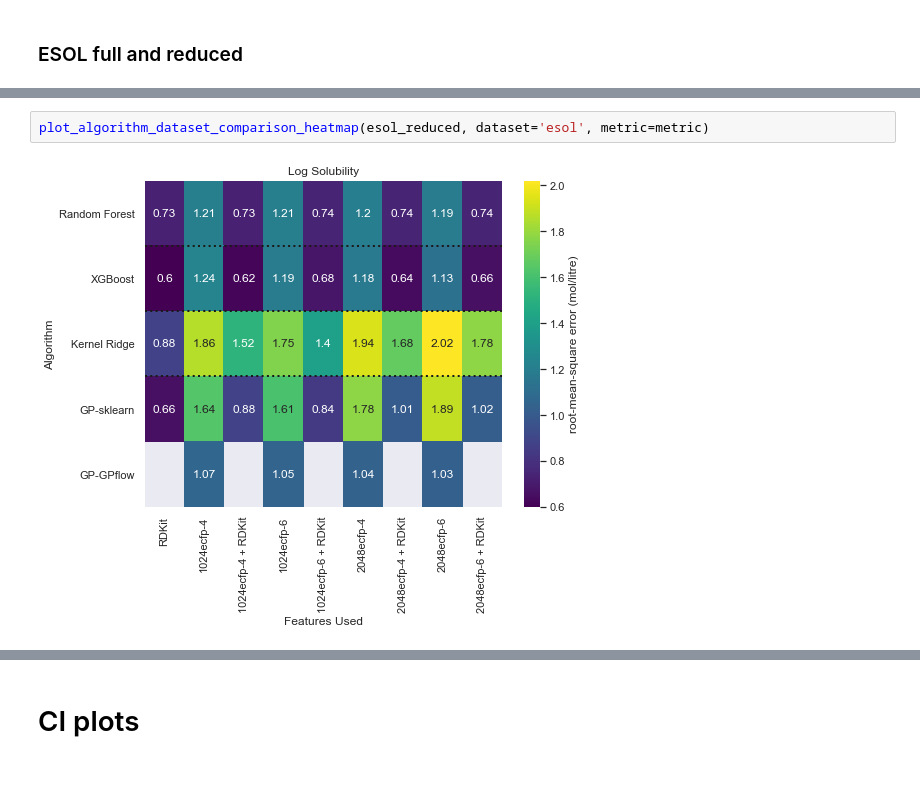
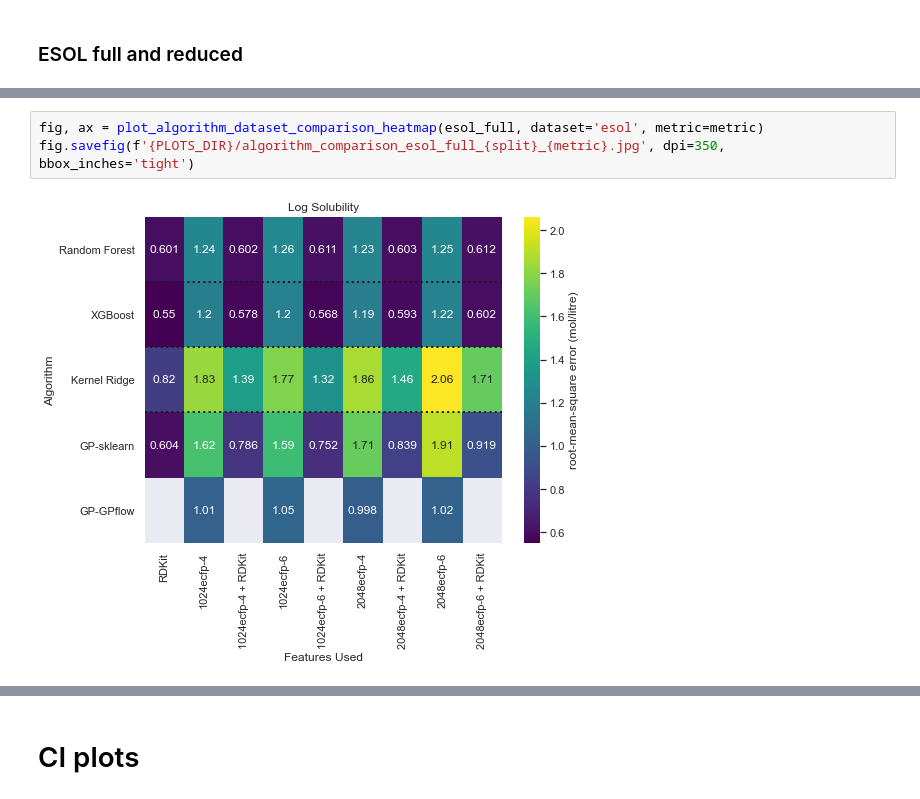
Before and after one commit to GeorgeBatch/moleculenet, a Jupyter notebook: notebooks/all_plots.ipynb, the cells around one changed output, grey strips where cells are left out. Cells and saved outputs as stored; diff of their text form.

Commit message:
modify notebook to save figures and use the modified function for plotting heatmaps

```diff
--- a/notebooks/all_plots.ipynb
+++ b/notebooks/all_plots.ipynb
@@ -136,4 +132,5 @@ plot_algorithm_dataset_comparison_heatmap(esol_full, dataset='esol', metric=metr
-# %%
-plot_algorithm_dataset_comparison_heatmap(esol_reduced, dataset='esol', metric=metric)
-# %% [output]
-[figure, removed]
+# %%
+fig, ax = plot_algorithm_dataset_comparison_heatmap(esol_full, dataset='esol', metric=metric)
+fig.savefig(f'{PLOTS_DIR}/algorithm_comparison_esol_full_{split}_{metric}.jpg', dpi=350, bbox_inches='tight')
+# %% [output]
+[figure, added]
```
Also changed, not shown: parts of 10 cells of this notebook.
